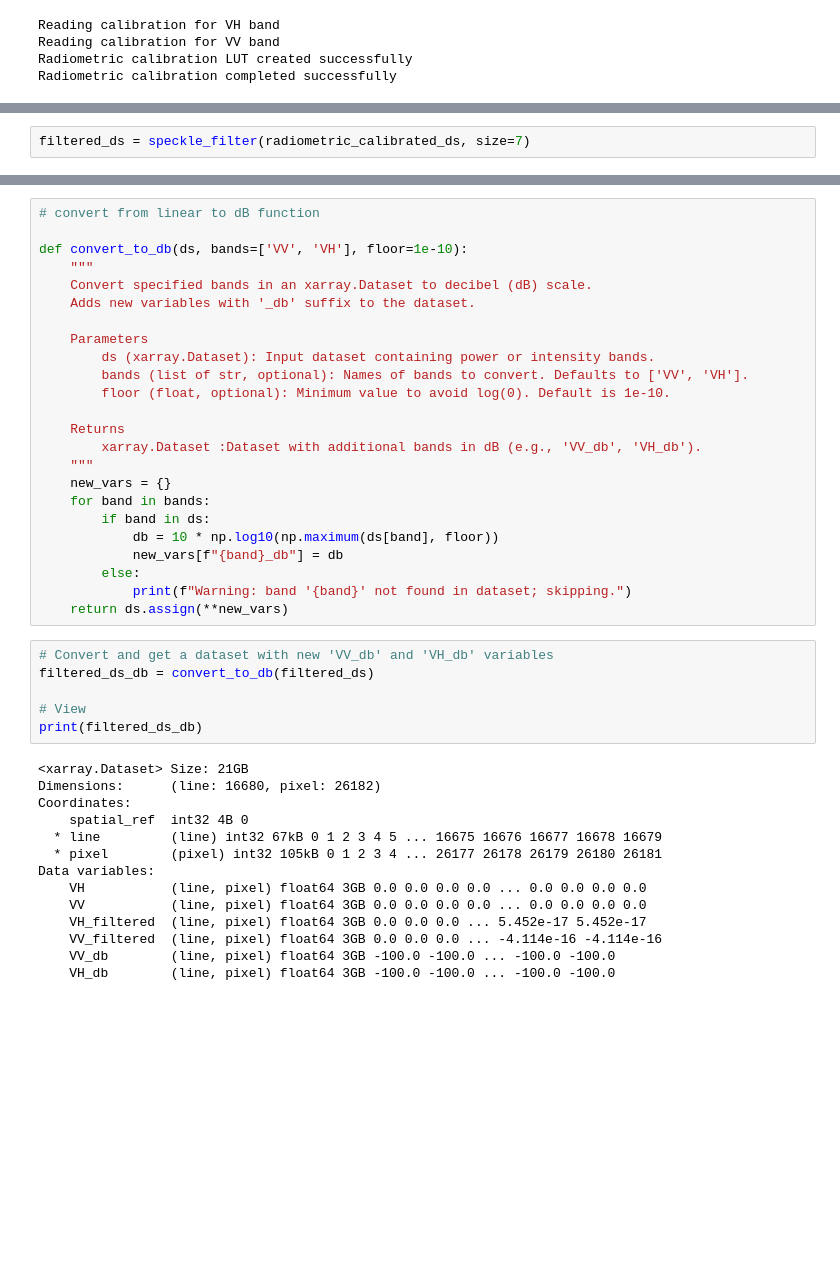
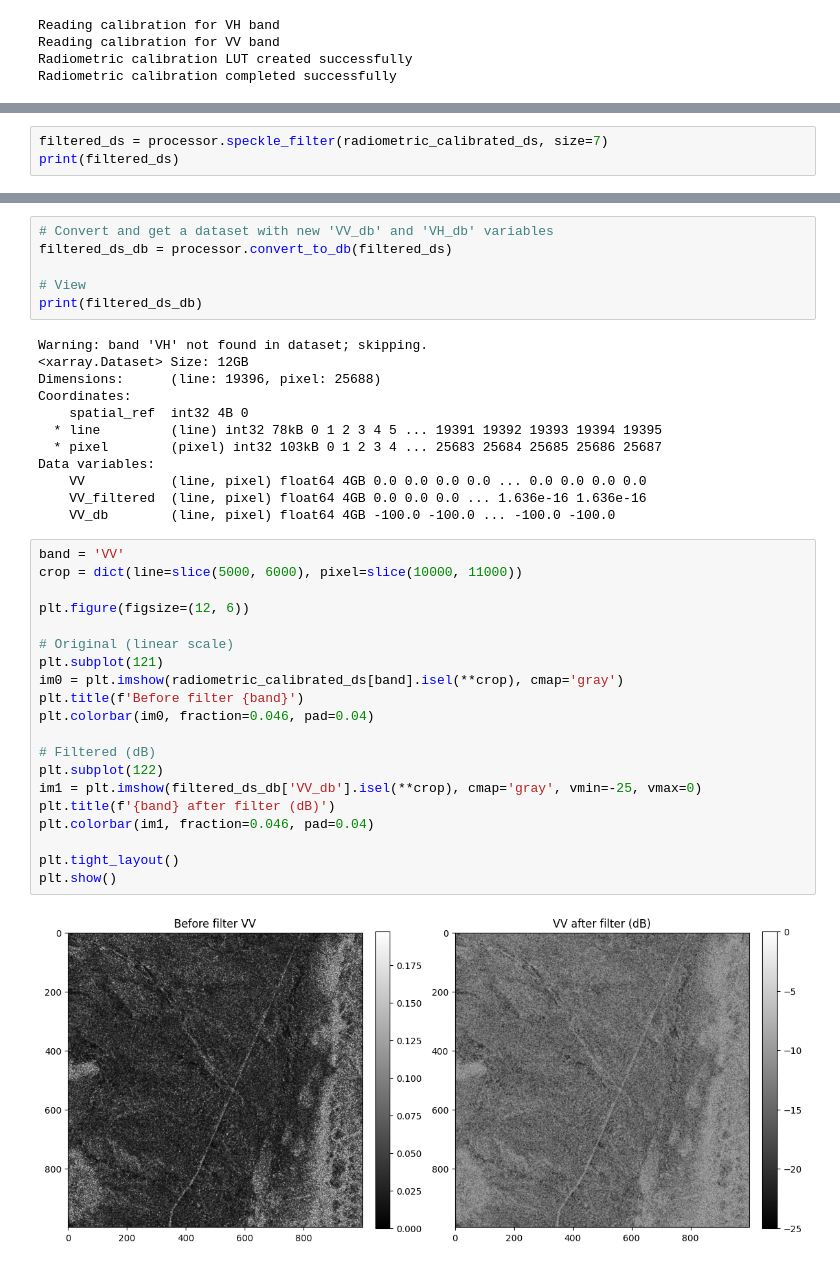
Before and after one commit to rabinatwayana/pysarflow, a Jupyter notebook: docs/examples/grd_pipeline.ipynb, the cells around one changed output, grey strips where cells are left out. Drawn from its saved outputs; the diff is of its cells as text; blank space fills up the shorter version.

```diff
--- a/docs/examples/grd_pipeline.ipynb
+++ b/docs/examples/grd_pipeline.ipynb
@@ -493,2 +205,3 @@ def speckle_filter(ds, method = 'lee', size=7):
 # %%
-filtered_ds = speckle_filter(radiometric_calibrated_ds, size=7)
+filtered_ds = processor.speckle_filter(radiometric_calibrated_ds, size=7)
+print(filtered_ds)
@@ -529,44 +218,40 @@ plt.show()
-# %%
-# convert from linear to dB function
-
-def convert_to_db(ds, bands=['VV', 'VH'], floor=1e-10):
-    """
-    Convert specified bands in an xarray.Dataset to decibel (dB) scale.
-    Adds new variables with '_db' suffix to the dataset.
-
-    Parameters
-        ds (xarray.Dataset): Input dataset containing power or intensity bands.
-        bands (list of str, optional): Names of bands to convert. Defaults to ['VV', 'VH'].
-        floor (float, optional): Minimum value to avoid log(0). Default is 1e-10.
-
-    Returns
-        xarray.Dataset :Dataset with additional bands in dB (e.g., 'VV_db', 'VH_db').
-    """
-    new_vars = {}
-    for band in bands:
-        if band in ds:
-            db = 10 * np.log10(np.maximum(ds[band], floor))
-            new_vars[f"{band}_db"] = db
-        else:
-            print(f"Warning: band '{band}' not found in dataset; skipping.")
-    return ds.assign(**new_vars)
 # %%
 # Convert and get a dataset with new 'VV_db' and 'VH_db' variables
-filtered_ds_db = convert_to_db(filtered_ds)
+filtered_ds_db = processor.convert_to_db(filtered_ds)
 
 # View
 print(filtered_ds_db)
 # %% [output]
-<xarray.Dataset> Size: 21GB
-Dimensions:      (line: 16680, pixel: 26182)
+Warning: band 'VH' not found in dataset; skipping.
+<xarray.Dataset> Size: 12GB
+Dimensions:      (line: 19396, pixel: 25688)
 Coordinates:
     spatial_ref  int32 4B 0
-  * line         (line) int32 67kB 0 1 2 3 4 5 ... 16675 16676 16677 16678 16679
-  * pixel        (pixel) int32 105kB 0 1 2 3 4 ... 26177 26178 26179 26180 26181
+  * line         (line) int32 78kB 0 1 2 3 4 5 ... 19391 19392 19393 19394 19395
+  * pixel        (pixel) int32 103kB 0 1 2 3 4 ... 25683 25684 25685 25686 25687
 Data variables:
-    VH           (line, pixel) float64 3GB 0.0 0.0 0.0 0.0 ... 0.0 0.0 0.0 0.0
-    VV           (line, pixel) float64 3GB 0.0 0.0 0.0 0.0 ... 0.0 0.0 0.0 0.0
-    VH_filtered  (line, pixel) float64 3GB 0.0 0.0 0.0 ... 5.452e-17 5.452e-17
-    VV_filtered  (line, pixel) float64 3GB 0.0 0.0 0.0 ... -4.114e-16 -4.114e-16
-    VV_db        (line, pixel) float64 3GB -100.0 -100.0 ... -100.0 -100.0
-    VH_db        (line, pixel) float64 3GB -100.0 -100.0 ... -100.0 -100.0
+    VV           (line, pixel) float64 4GB 0.0 0.0 0.0 0.0 ... 0.0 0.0 0.0 0.0
+    VV_filtered  (line, pixel) float64 4GB 0.0 0.0 0.0 ... 1.636e-16 1.636e-16
+    VV_db        (line, pixel) float64 4GB -100.0 -100.0 ... -100.0 -100.0
+# %%
+band = 'VV'
+crop = dict(line=slice(5000, 6000), pixel=slice(10000, 11000))
+
+plt.figure(figsize=(12, 6))
+
+# Original (linear scale)
+plt.subplot(121)
+im0 = plt.imshow(radiometric_calibrated_ds[band].isel(**crop), cmap='gray')
+plt.title(f'Before filter {band}')
+plt.colorbar(im0, fraction=0.046, pad=0.04)
+
+# Filtered (dB)
+plt.subplot(122)
+im1 = plt.imshow(filtered_ds_db['VV_db'].isel(**crop), cmap='gray', vmin=-25, vmax=0)
+plt.title(f'{band} after filter (dB)')
+plt.colorbar(im1, fraction=0.046, pad=0.04)
+
+plt.tight_layout()
+plt.show()
+# %% [output]
+[figure, added]
```
Also changed, not shown: parts of 15 cells of this notebook, 1 other file.
